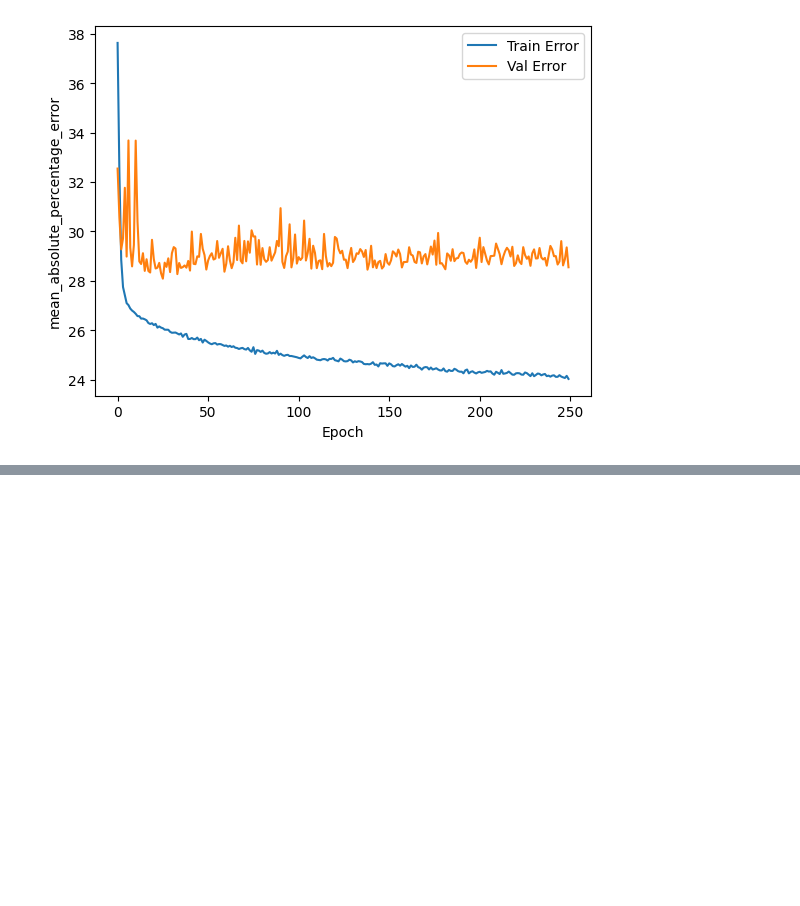
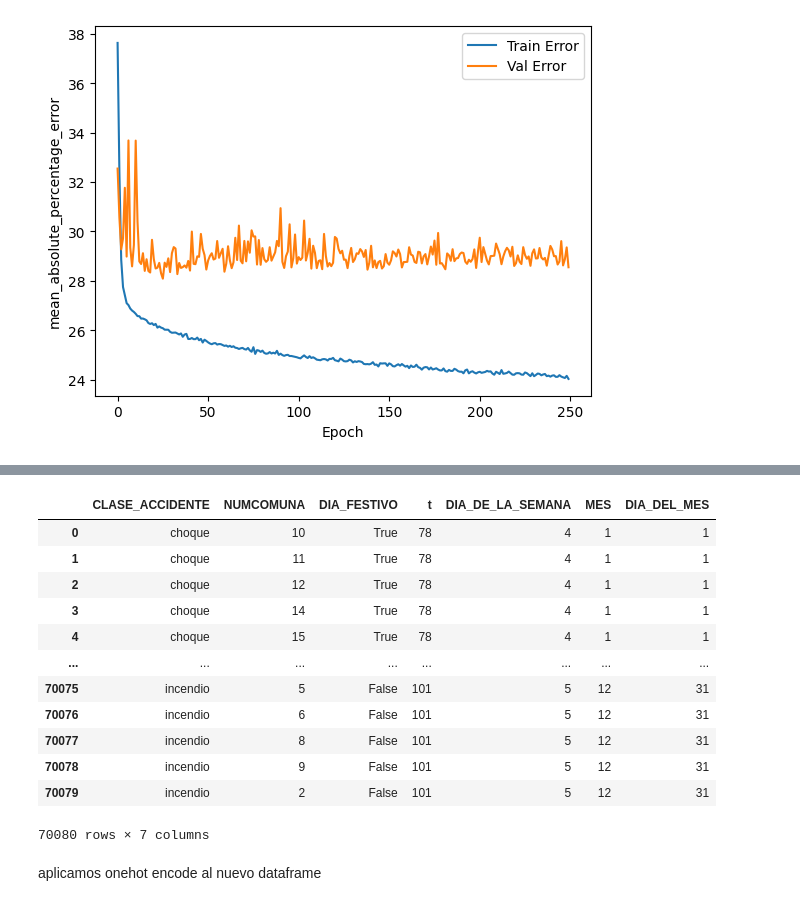
Before and after one commit to joscanoga/prediccion-de-incidentes-viales-en-la-ciudad-de-Medellin, a Jupyter notebook: notebookfinal.ipynb, the cells around one changed output, grey strips where cells are left out. Drawn from its saved outputs; the diff is of its cells as text; code cells hidden in the pictures; blank space fills up the shorter version.

```diff
--- a/notebookfinal.ipynb
+++ b/notebookfinal.ipynb
@@ -696,0 +645,7 @@ array([[4.6600733]], dtype=float32)
+# %%
+from datetime import datetime, timedelta
+inicio = datetime(2021,1,1)
+fin    = datetime(2022,12,31)
+
+X_test_final = pd.DataFrame([inicio + timedelta(days=d) for d in range((fin - inicio).days + 1)],columns=["DIA"])
+X_test_final
@@ -696,0 +666,6 @@ array([[4.6600733]], dtype=float32)
+# %%
+X_test_final["key"]=1
+clase_accidente=pd.DataFrame(train.CLASE_ACCIDENTE.unique(),columns=["CLASE_ACCIDENTE"])
+clase_accidente["key"]=1
+X_test_final=pd.merge(X_test_final, clase_accidente, on ='key')
+X_test_final.head(10)
@@ -696,0 +684,5 @@ array([[4.6600733]], dtype=float32)
+# %%
+numcomuna=pd.DataFrame(train.NUMCOMUNA.unique(),columns=["NUMCOMUNA"])
+numcomuna["key"]=1
+X_test_final=pd.merge(X_test_final, numcomuna, on ='key').drop(["key"],axis=1)
+X_test_final.head(10)
@@ -696,0 +701,29 @@ array([[4.6600733]], dtype=float32)
+# %%
+#dia_festivo 1 si 0 no
+X_test_final["dia_festivo".upper()]=X_test_final["DIA"].apply(lambda x : str(co.is_holiday_date(x)))
+#tiempo en meses desde el primer data conocido
+X_test_final["t"]=X_test_final["DIA"].apply(lambda x : (pd.Timestamp(x).year-2014)*12+pd.Timestamp(x).month-7)
+#dia de la semana en numero
+X_test_final["dia_de_la_semana".upper()]=X_test_final["dia".upper()].apply(lambda x : str(pd.Timestamp(x).day_of_week))
+#mes de ocurencia
+X_test_final["MES"]=X_test_final["DIA"].apply(lambda x : str(pd.Timestamp(x).month))
+#dia que ocurrio el accidente en el mes
+X_test_final["dia_del_mes".upper()]=X_test_final["dia".upper()].apply(lambda x :str( pd.Timestamp(x).day))
+X_test_final.drop(["DIA"],axis=1,inplace=True)
+X_test_final
+# %% [output]
+|  | CLASE_ACCIDENTE | NUMCOMUNA | DIA_FESTIVO | t | DIA_DE_LA_SEMANA | MES | DIA_DEL_MES |
+| 0 | choque | 10 | True | 78 | 4 | 1 | 1 |
+| 1 | choque | 11 | True | 78 | 4 | 1 | 1 |
+| 2 | choque | 12 | True | 78 | 4 | 1 | 1 |
+| 3 | choque | 14 | True | 78 | 4 | 1 | 1 |
+| 4 | choque | 15 | True | 78 | 4 | 1 | 1 |
+| ... | ... | ... | ... | ... | ... | ... | ... |
+| 70075 | incendio | 5 | False | 101 | 5 | 12 | 31 |
+| 70076 | incendio | 6 | False | 101 | 5 | 12 | 31 |
+| 70077 | incendio | 8 | False | 101 | 5 | 12 | 31 |
+| 70078 | incendio | 9 | False | 101 | 5 | 12 | 31 |
+| 70079 | incendio | 2 | False | 101 | 5 | 12 | 31 |
+70080 rows × 7 columns
+# %% [markdown]
+aplicamos onehot encode al nuevo dataframe
```
Also changed, not shown: parts of 30 cells of this notebook, 5 other files.
